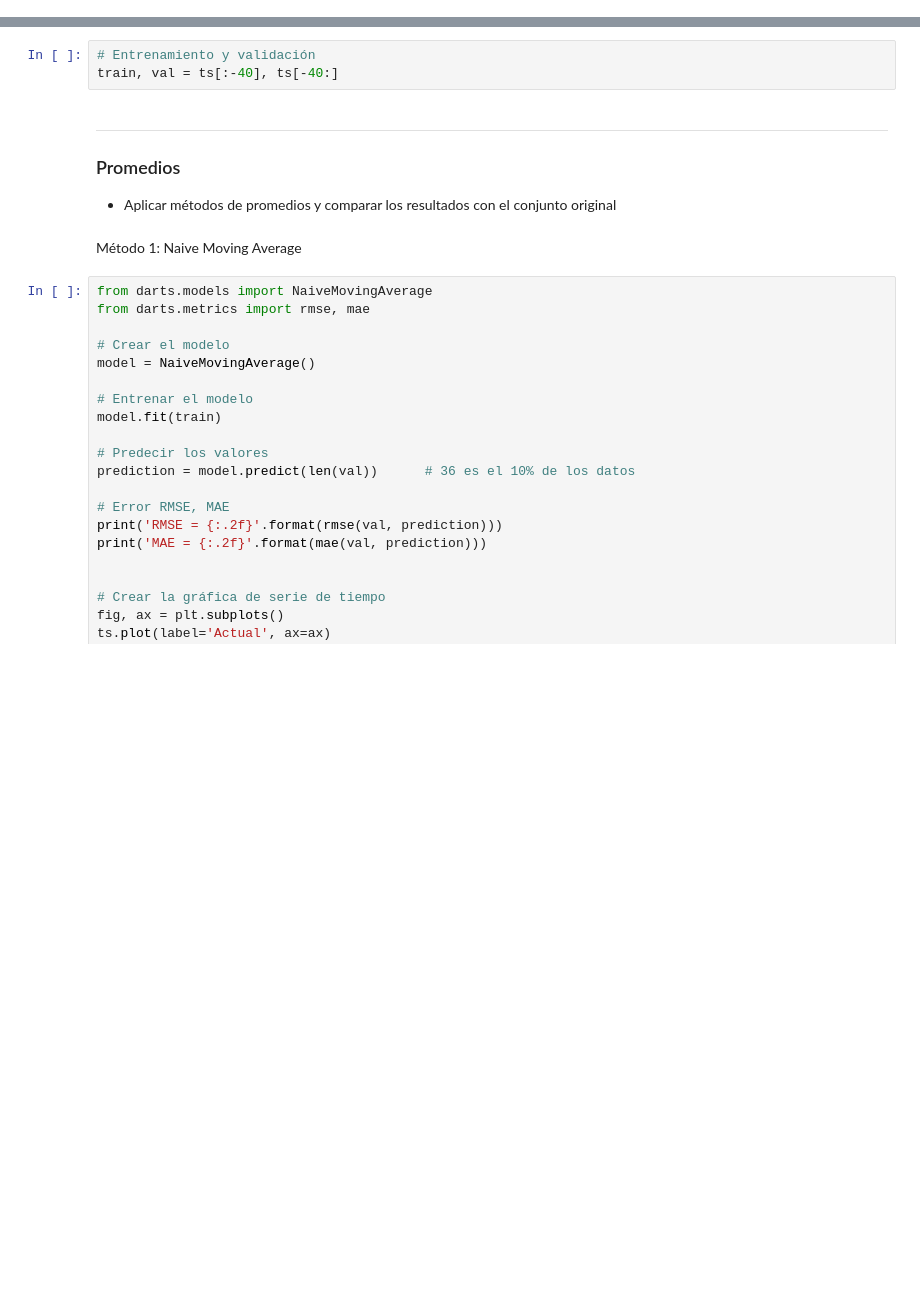
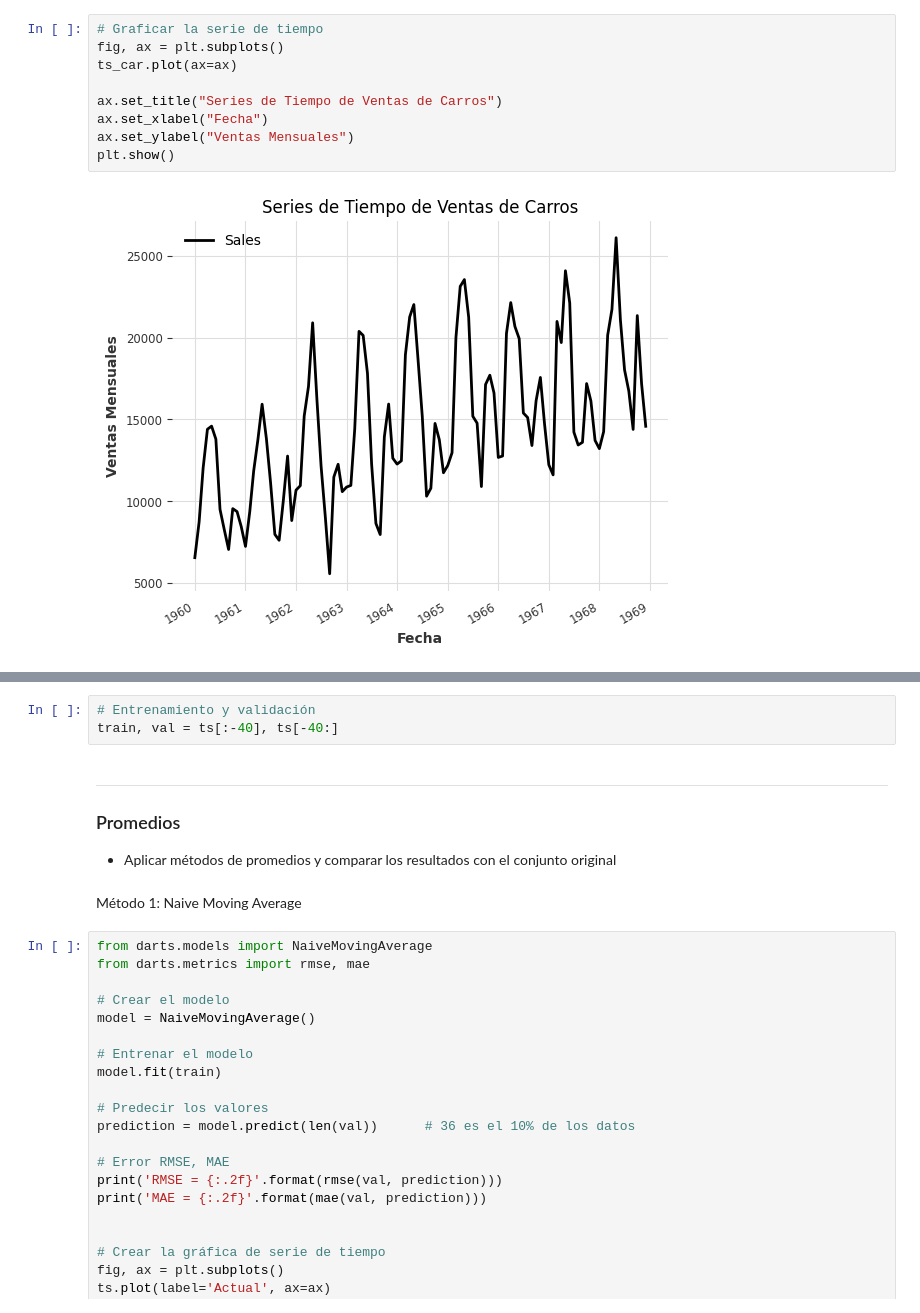
Before and after one commit to 20Candy/lab3_dataScience, a Jupyter notebook: ejercicio1_births.ipynb, the cells around one changed output, grey strips where cells are left out. Cells and saved outputs as stored; diff of their text form; blank space fills up the shorter version.

```diff
--- a/ejercicio1_births.ipynb
+++ b/ejercicio1_births.ipynb
@@ -44,0 +78,11 @@ plt.show()
+# %%
+# Graficar la serie de tiempo
+fig, ax = plt.subplots()
+ts_car.plot(ax=ax)
+
+ax.set_title("Series de Tiempo de Ventas de Carros")
+ax.set_xlabel("Fecha")
+ax.set_ylabel("Ventas Mensuales")
+plt.show()
+# %% [output]
+[figure, added]
```
Also changed, not shown: parts of 15 cells of this notebook.
